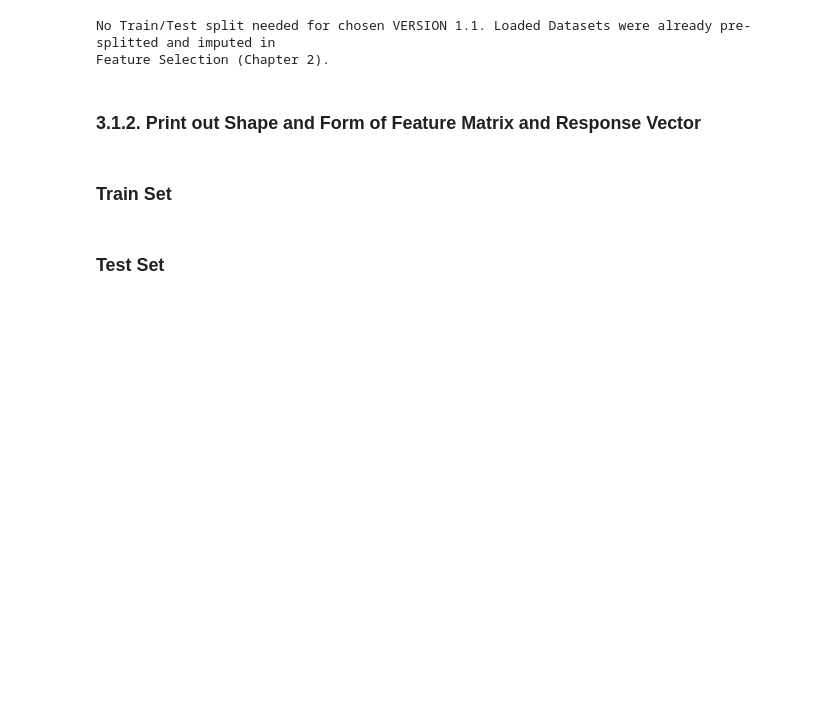
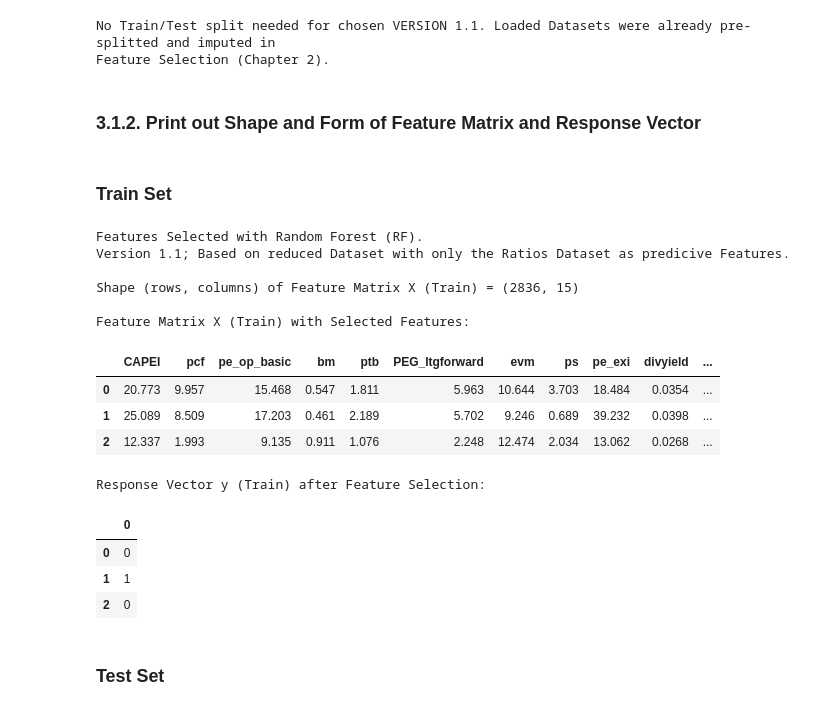
Before and after one commit to mathiasluethi/Machine_Learning_in_Finance_Group_Project, a Jupyter notebook: 3aa_prediction_svm.ipynb, the cells around one changed output. Drawn from its saved outputs; the diff is of its cells as text; code cells hidden in the pictures; blank space fills up the shorter version.

```diff
--- a/3aa_prediction_svm.ipynb
+++ b/3aa_prediction_svm.ipynb
@@ -228,37 +228,50 @@ Feature Selection (Chapter 2).
 # %% [markdown]
 ### Train Set
 # %%
-print('Features Selected with ' + str(sel_feat))
-print('Version ' + str(VERSION) + '; ' + str(sel_version))
+print('Features Selected with ' + str(sel_feat)+'.')
+print('Version ' + str(VERSION) + '; ' + str(sel_version), '\n')
 
-print("")
-if VERSION = 1:
-    print('Shape (rows, columns) of Feature Matrix X (Train) ' + '=' + str(X_train.shape))
-    print("")
-    print('Feature Matrix X (Train) with Selected Features')
+if VERSION == 1:
+    print('Shape (rows, columns) of Feature Matrix X (Train) ' + '= ' + str(X_train.shape)+'\n')
+    print('Feature Matrix X (Train) with no Feature pre-Selection:')
     display(X_train[0:3])
     print("")
-    print('Response Vector y (Train) after Feature Selection')
+    print('Response Vector y (Train) after no Feature pre-Selection:')
     display(y_train[0:3])
     print("")
-elif VERSION = 2:
-    print('Shape (rows, columns) of Feature Matrix X (Train) ' + '=' + str(X_train.shape))
+elif VERSION == 2:
+    print('Shape (rows, columns) of Feature Matrix X (Train) ' + '= ' + str(X_train.shape))
     print("")
-    print('Feature Matrix X (Train) with Selected Features')
+    print('Feature Matrix X (Train) with no Feature pre-Selection:')
     display(X_train[0:3])
     print("")
-    print('Response Vector y (Train) after Feature Selection')
+    print('Response Vector y (Train) after no Feature pre-Selection:')
     display(y_train[0:3])
     print("")
 else:
-    print('Shape (rows, columns) of Feature Matrix X (Train) ' + '=' + str(X_train_s.shape))
-    print("")
-    print('Feature Matrix X (Train) with Selected Features')
+    print('Shape (rows, columns) of Feature Matrix X (Train) ' + '= ' + str(X_train_s.shape), '\n')
+    print('Feature Matrix X (Train) with Selected Features:'+'\n')
     display(X_train_s[0:3])
     print("")
-    print('Response Vector y (Train) after Feature Selection')
+    print('Response Vector y (Train) after Feature Selection:')
     display(y_train_s[0:3])
     print("")
+# %% [output]
+Features Selected with Random Forest (RF).
+Version 1.1; Based on reduced Dataset with only the Ratios Dataset as predicive Features.
+
+Shape (rows, columns) of Feature Matrix X (Train) = (2836, 15)
+
+Feature Matrix X (Train) with Selected Features:
+|  | CAPEI | pcf | pe_op_basic | bm | ptb | PEG_ltgforward | evm | ps | pe_exi | divyield | ... |
+| 0 | 20.773 | 9.957 | 15.468 | 0.547 | 1.811 | 5.963 | 10.644 | 3.703 | 18.484 | 0.0354 | ... |
+| 1 | 25.089 | 8.509 | 17.203 | 0.461 | 2.189 | 5.702 | 9.246 | 0.689 | 39.232 | 0.0398 | ... |
+| 2 | 12.337 | 1.993 | 9.135 | 0.911 | 1.076 | 2.248 | 12.474 | 2.034 | 13.062 | 0.0268 | ... |
+Response Vector y (Train) after Feature Selection:
+|  | 0 |
+| 0 | 0 |
+| 1 | 1 |
+| 2 | 0 |
 # %% [markdown]
 ### Test Set
 # %%
```
Also changed, not shown: parts of 14 cells of this notebook.
